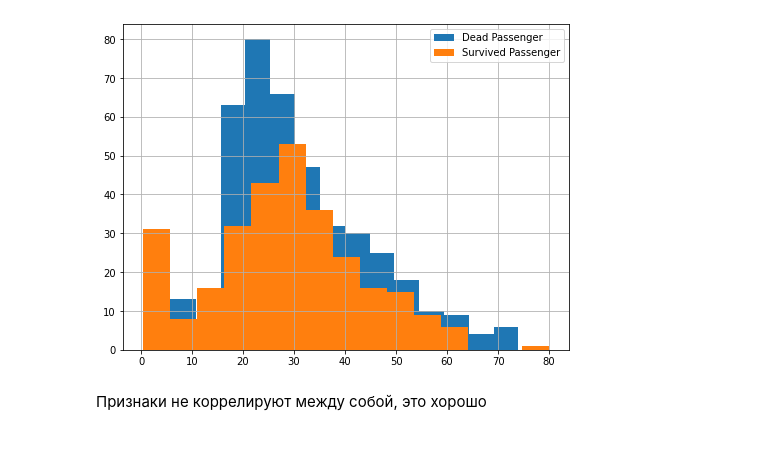
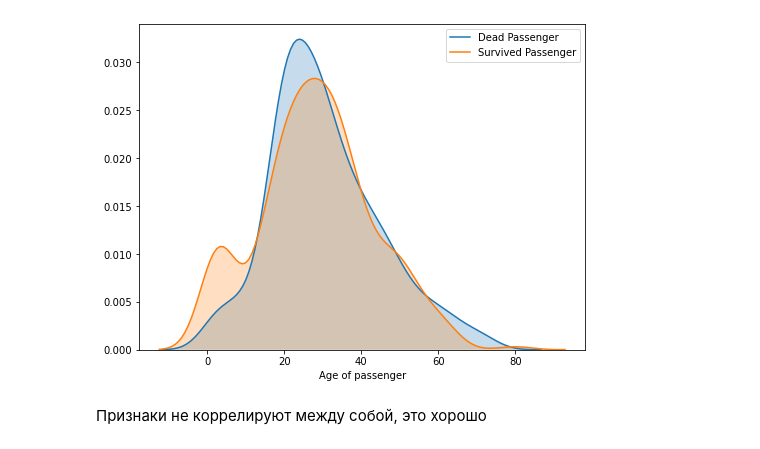
Before and after one commit to l3lush/codes, a Jupyter notebook: Titanic_kaggle.ipynb, the cells around one changed output. Saved outputs shown, nothing was run; the diff lists cells and outputs as text; code cells hidden in the pictures.

Commit message:
Embellished Titanic

```diff
--- a/Titanic_kaggle.ipynb
+++ b/Titanic_kaggle.ipynb
@@ -11,7 +7,7 @@ Downloading titanic.zip to C:\Users\anana\Desktop\gh\my
 # %%
-test = pd.read_csv('titanic/test.csv')
-train = pd.read_csv('titanic/train.csv')
-genger_submission = pd.read_csv('titanic/gender_submission.csv')
+test = pd.read_csv('../my/titanic/test.csv')
+train = pd.read_csv('../my/titanic/train.csv')
+genger_submission = pd.read_csv('../my/titanic/gender_submission.csv')
 # %%
 train.head()
 # %% [output]
@@ -26,11 +22,12 @@ test.drop(['PassengerId', 'Name', 'Ticket'], axis=1, inplace=True)
 train.drop(['PassengerId', 'Name', 'Ticket'], axis=1, inplace=True)
 # %%
 plt.figure(figsize=(8, 6))
-train[train['Survived']==0]['Age'].hist(bins=15, label='Dead Passenger')
-train[train['Survived']==1]['Age'].hist(bins=15, label='Survived Passenger')
+sns.kdeplot(train[train['Survived']==0]['Age'], shade=True, label='Dead Passenger')
+sns.kdeplot(train[train['Survived']==1]['Age'], shade=True, label='Survived Passenger');
+plt.xlabel('Age of passenger')
 plt.legend();
 # %% [output]
-[figure, old version]
+[figure, new version]
 # %% [markdown]
 Признаки не коррелируют между собой, это хорошо
 # %%
```
Also changed, not shown: parts of 40 cells of this notebook.
